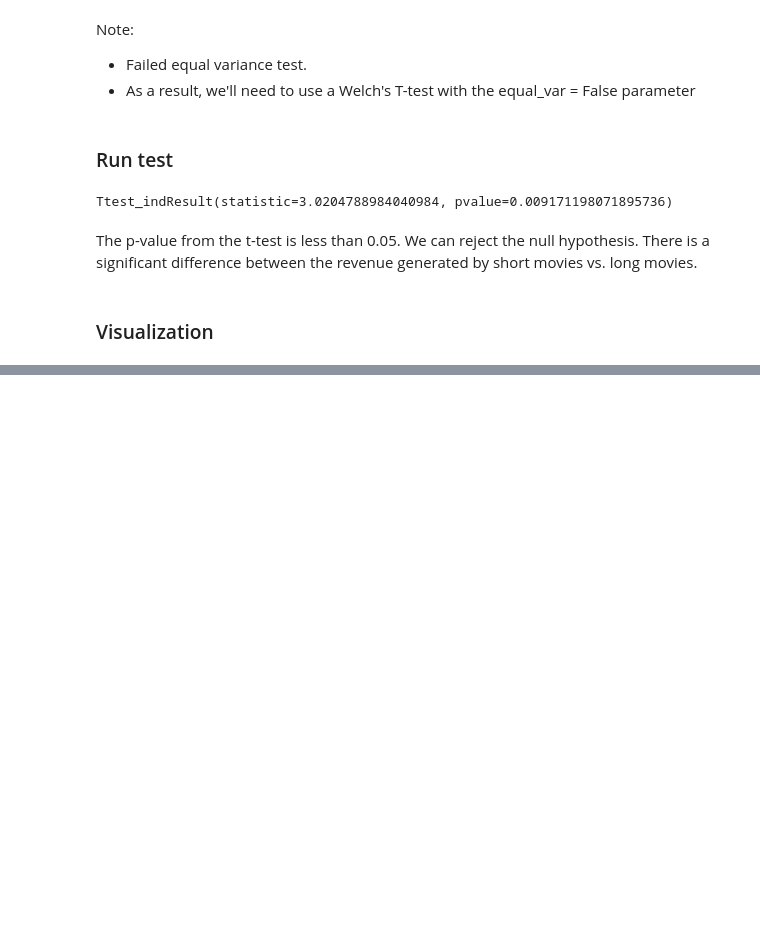
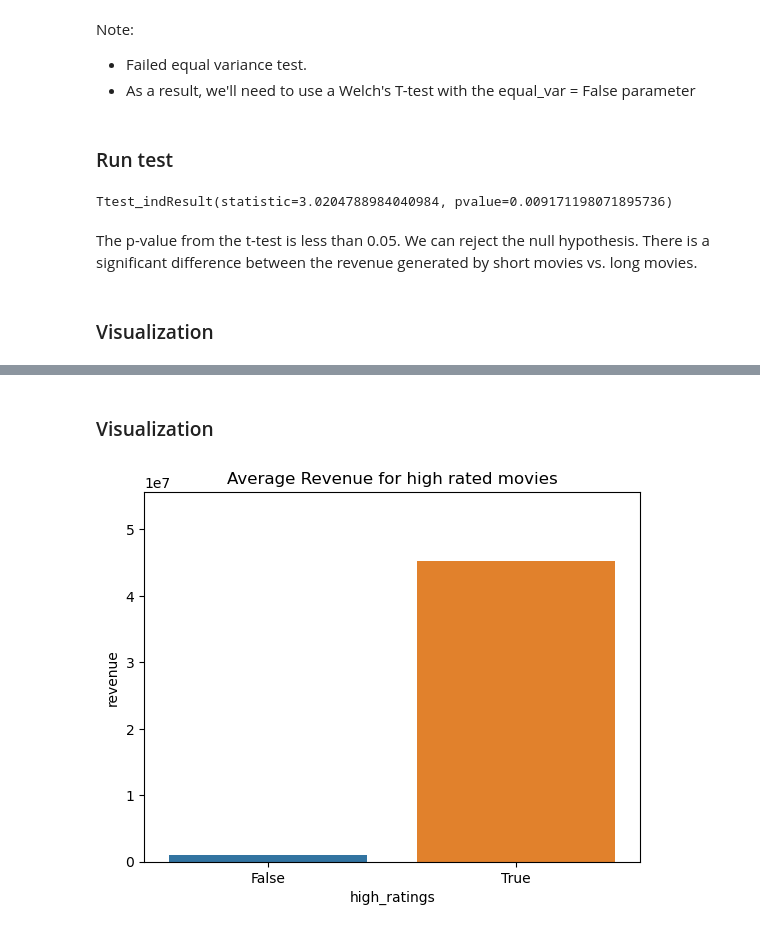
Before and after one commit to paulf35/Project-3---Movies, a Jupyter notebook: Project 3 - Part 4-Hypothesis Testing.ipynb, the cells around one changed output, grey strips where cells are left out. Cells and saved outputs as stored; diff of their text form; code cells hidden in the pictures; blank space fills up the shorter version.

```diff
--- a/Project 3 - Part 4-Hypothesis Testing.ipynb
+++ b/Project 3 - Part 4-Hypothesis Testing.ipynb
@@ -382,0 +406,4 @@ ax.set_title('Average Revenue per Rating');
+# %%
+#Add columns for high and low ratings
+df['high_ratings'] = df['vote_average'] > 5
+df.head()
@@ -382,0 +505,8 @@ ax.set_title('Average Revenue per Rating');
+# %% [markdown]
+### Visualization
+# %%
+#Create barplot
+ax = sns.barplot(data = df, x= 'high_ratings', y= 'revenue', errwidth=0)
+ax.set_title('Average Revenue for high rated movies');
+# %% [output]
+[figure, added]
```
Also changed, not shown: parts of 24 cells of this notebook, 1 other file.
